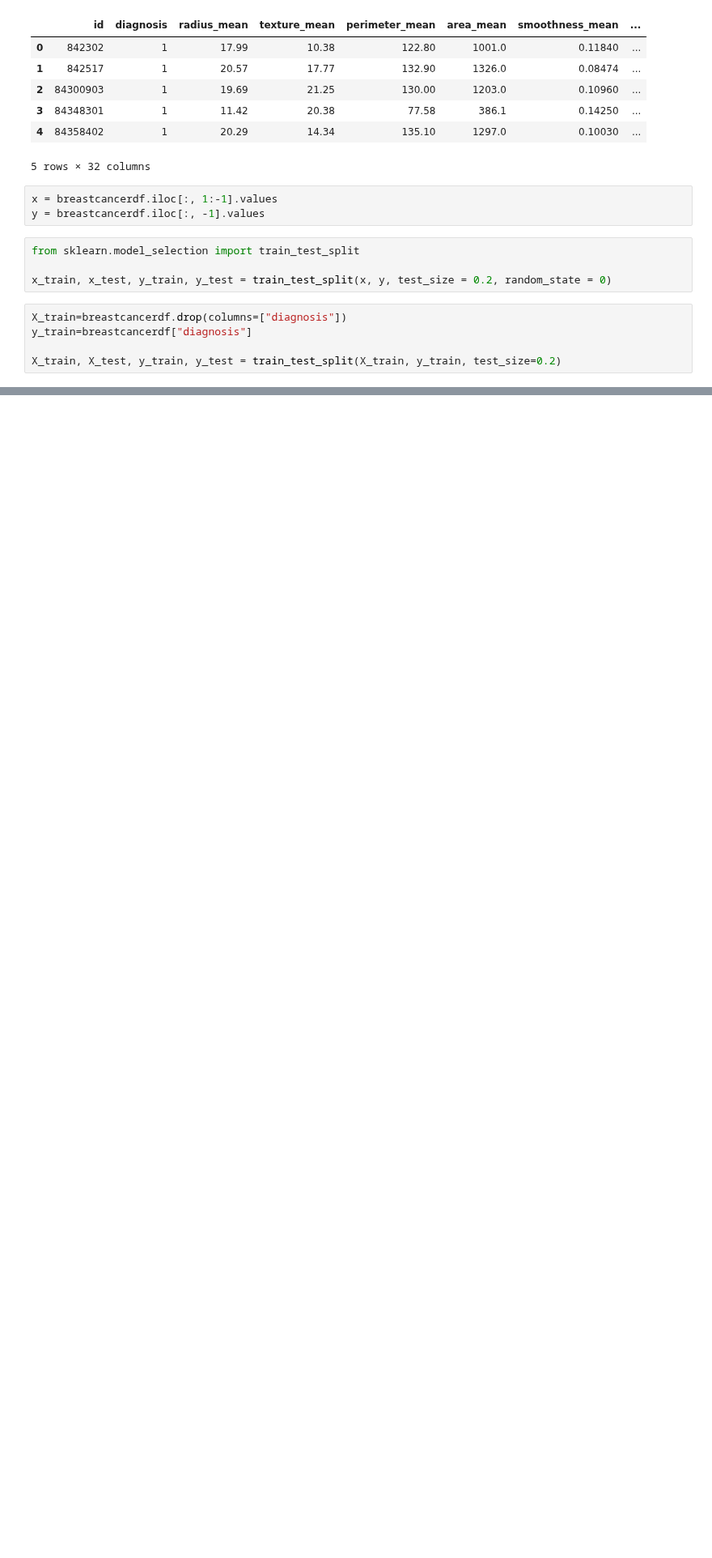
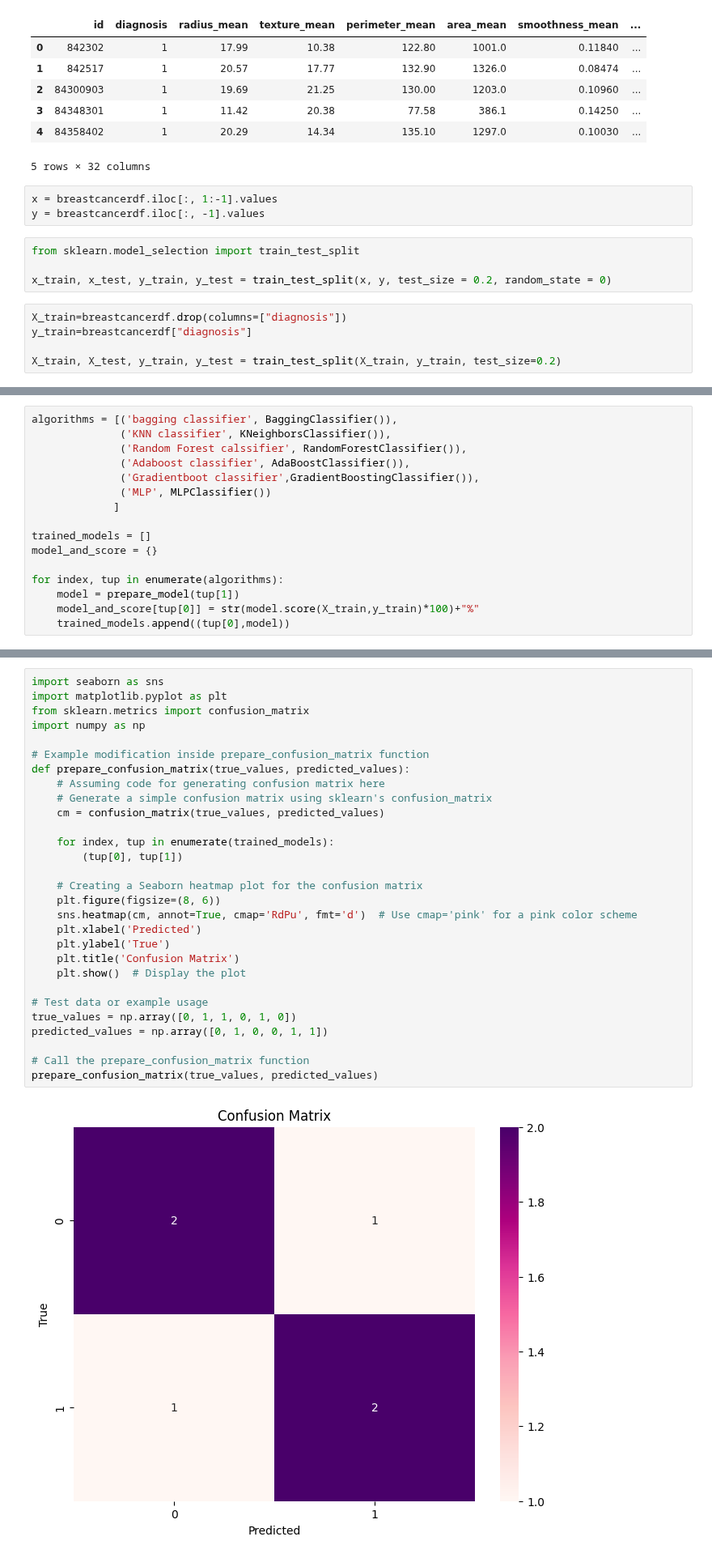
Before and after one commit to arimartorano/breastcanceranalysis, a Jupyter notebook: predict.ipynb, the cells around one changed output, grey strips where cells are left out. Shown at 81% size. Cells and saved outputs as stored; diff of their text form; blank space fills up the shorter version.

```diff
--- a/predict.ipynb
+++ b/predict.ipynb
@@ -53,0 +178,16 @@ X_train, X_test, y_train, y_test = train_test_split(X_train, y_train, test_size=
+# %%
+algorithms = [('bagging classifier', BaggingClassifier()),
+              ('KNN classifier', KNeighborsClassifier()),
+              ('Random Forest calssifier', RandomForestClassifier()),
+              ('Adaboost classifier', AdaBoostClassifier()),
+              ('Gradientboot classifier',GradientBoostingClassifier()),
+              ('MLP', MLPClassifier())
+             ]
+
+trained_models = []
+model_and_score = {}
+
+for index, tup in enumerate(algorithms):
+    model = prepare_model(tup[1])
+    model_and_score[tup[0]] = str(model.score(X_train,y_train)*100)+"%"
+    trained_models.append((tup[0],model))
@@ -53,0 +198,31 @@ X_train, X_test, y_train, y_test = train_test_split(X_train, y_train, test_size=
+# %%
+import seaborn as sns
+import matplotlib.pyplot as plt
+from sklearn.metrics import confusion_matrix
+import numpy as np
+
+# Example modification inside prepare_confusion_matrix function
+def prepare_confusion_matrix(true_values, predicted_values):
+    # Assuming code for generating confusion matrix here
+    # Generate a simple confusion matrix using sklearn's confusion_matrix
+    cm = confusion_matrix(true_values, predicted_values)
+
+    for index, tup in enumerate(trained_models):
+        (tup[0], tup[1])
+
+    # Creating a Seaborn heatmap plot for the confusion matrix
+    plt.figure(figsize=(8, 6))
+    sns.heatmap(cm, annot=True, cmap='RdPu', fmt='d')  # Use cmap='pink' for a pink color scheme
+    plt.xlabel('Predicted')
+    plt.ylabel('True')
+    plt.title('Confusion Matrix')
+    plt.show()  # Display the plot
+
+# Test data or example usage
+true_values = np.array([0, 1, 1, 0, 1, 0])
+predicted_values = np.array([0, 1, 0, 0, 1, 1])
+
+# Call the prepare_confusion_matrix function
+prepare_confusion_matrix(true_values, predicted_values)
+# %% [output]
+[figure, added]
```
Also changed, not shown: parts of 9 cells of this notebook, 1 other file.
